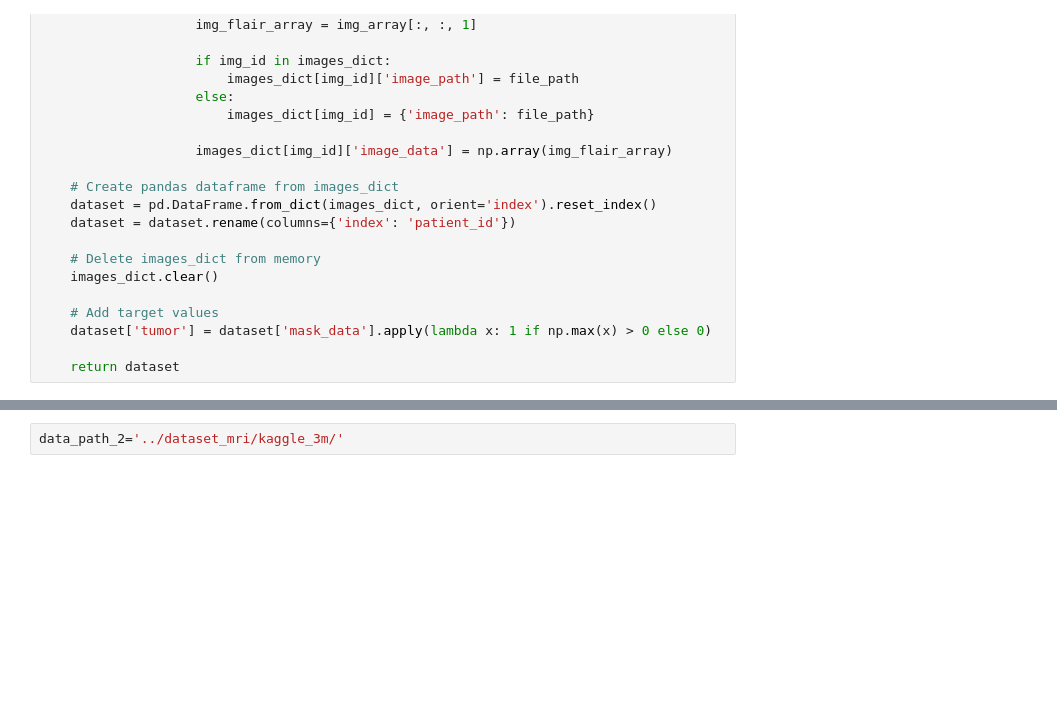
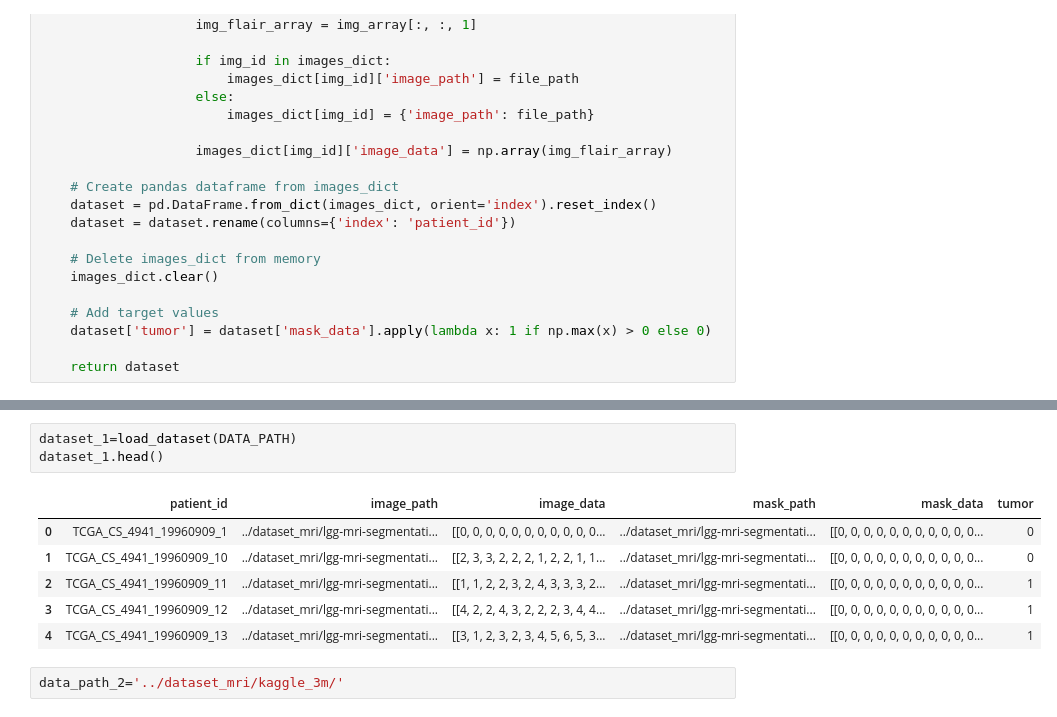
Before and after one commit to MarionSauvage/DL_Project_CS, a Jupyter notebook: notebook_marion.ipynb, the cells around one changed output, grey strips where cells are left out. Cells and saved outputs as stored; diff of their text form; blank space fills up the shorter version.

```diff
--- a/notebook_marion.ipynb
+++ b/notebook_marion.ipynb
@@ -74,3 +62,13 @@ load_dataset(DATA_PATH)
+# %%
+dataset_1=load_dataset(DATA_PATH)
+dataset_1.head()
+# %% [output]
+|  | patient_id | image_path | image_data | mask_path | mask_data | tumor |
+| 0 | TCGA_CS_4941_19960909_1 | ../dataset_mri/lgg-mri-segmentati... | [[0, 0, 0, 0, 0, 0, 0, 0, 0, 0, 0... | ../dataset_mri/lgg-mri-segmentati... | [[0, 0, 0, 0, 0, 0, 0, 0, 0, 0, 0... | 0 |
+| 1 | TCGA_CS_4941_19960909_10 | ../dataset_mri/lgg-mri-segmentati... | [[2, 3, 3, 2, 2, 2, 1, 2, 2, 1, 1... | ../dataset_mri/lgg-mri-segmentati... | [[0, 0, 0, 0, 0, 0, 0, 0, 0, 0, 0... | 0 |
+| 2 | TCGA_CS_4941_19960909_11 | ../dataset_mri/lgg-mri-segmentati... | [[1, 1, 2, 2, 3, 2, 4, 3, 3, 3, 2... | ../dataset_mri/lgg-mri-segmentati... | [[0, 0, 0, 0, 0, 0, 0, 0, 0, 0, 0... | 1 |
+| 3 | TCGA_CS_4941_19960909_12 | ../dataset_mri/lgg-mri-segmentati... | [[4, 2, 2, 4, 3, 2, 2, 2, 3, 4, 4... | ../dataset_mri/lgg-mri-segmentati... | [[0, 0, 0, 0, 0, 0, 0, 0, 0, 0, 0... | 1 |
+| 4 | TCGA_CS_4941_19960909_13 | ../dataset_mri/lgg-mri-segmentati... | [[3, 1, 2, 3, 2, 3, 4, 5, 6, 5, 3... | ../dataset_mri/lgg-mri-segmentati... | [[0, 0, 0, 0, 0, 0, 0, 0, 0, 0, 0... | 1 |
 # %%
 data_path_2='../dataset_mri/kaggle_3m/'
 # %%
```
Also changed, not shown: parts of 8 cells of this notebook, 1 other file.
